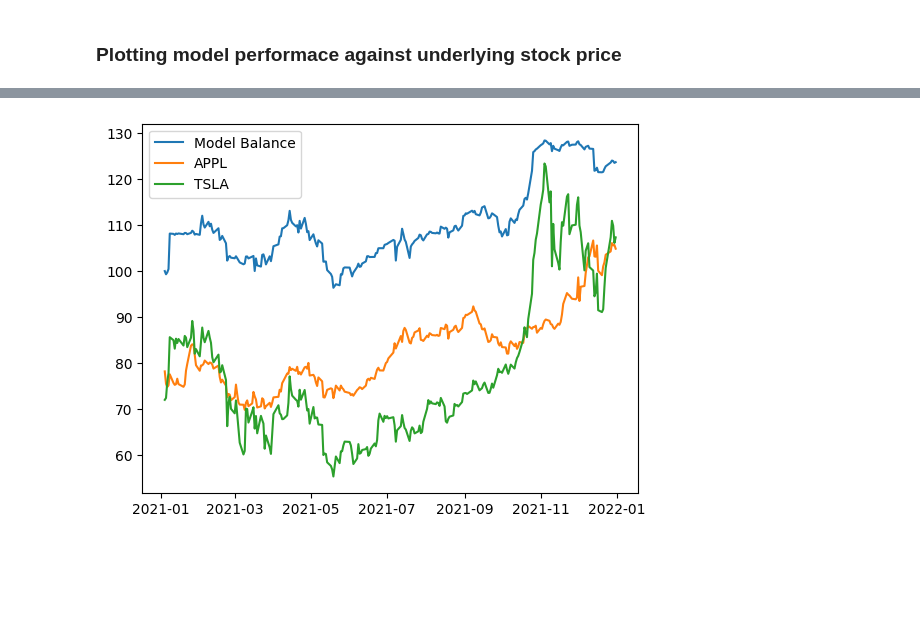
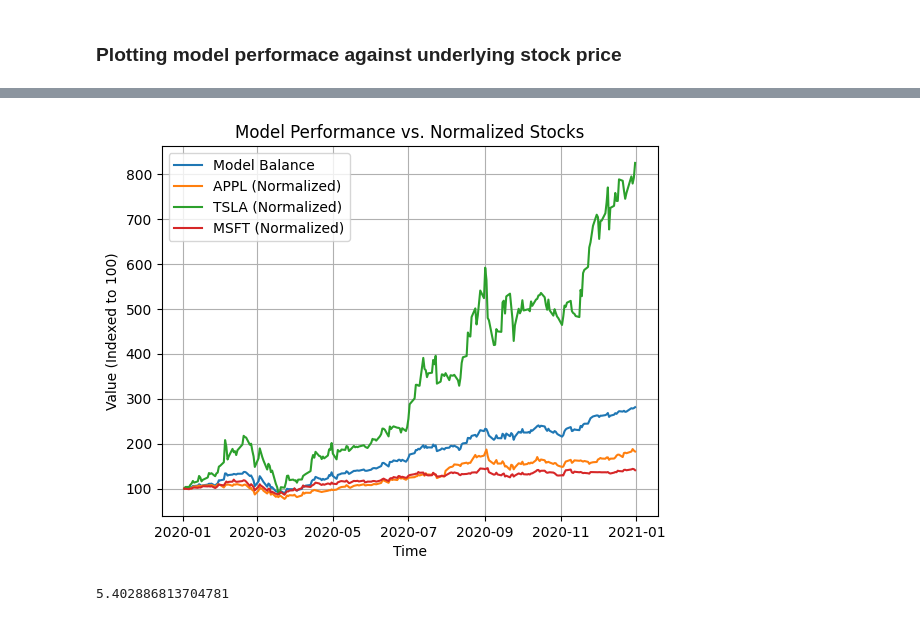
Before and after one commit to daniel142142/reinforcement-learning-trading, a Jupyter notebook: Multi_stock_model.ipynb, the cells around one changed output, grey strips where cells are left out. Drawn from its saved outputs; the diff is of its cells as text; code cells hidden in the pictures; blank space fills up the shorter version.

```diff
--- a/Multi_stock_model.ipynb
+++ b/Multi_stock_model.ipynb
@@ -105,7 +105,7 @@ def get_vector(asset_tickers):
     assets_test_pca = []
     for i in asset_tickers:
         data = retrieve_data(i)
-        data_train, data_test = split_data(data, '2015-01-01', '2019-12-31', '2021-01-01', '2021-12-31')
+        data_train, data_test = split_data(data, '2015-01-01', '2019-12-31', '2020-01-01', '2020-12-31')
 
         data_train_close, data_test_close = retrieve_close(data_train, data_test)
         assets_train_close.append(data_train_close)
@@ -332,7 +369,7 @@ def train_model(env):
             return self.fc3(x)
 
     # Hyperparameters
-    learning_rate = 0.05
+    learning_rate = 0.001
     gamma = 0.99
     epsilon = 1.0
     epsilon_min = 0.01
@@ -340,7 +377,7 @@ def train_model(env):
     batch_size = 64
     target_update_freq = 1000
     memory_size = 10000
-    episodes = 200
+    episodes = 50
 
     ATOMIC_HOLDINGS = [0.0, 0.1, 0.2, 0.3, 0.4, 0.5, 0.6, 0.7, 0.8, 0.9, 1.0]
     STOCKS = ['STOCK_A', 'STOCK_B', 'Stock c']
@@ -476,7 +513,7 @@ def test(env, policy_net):
             break
 # %%
 returns = []
-for i in range(5):
+for i in range(1):
     env = environment(train_close, train_pca)
     policy_net = train_model(env)
     test_env = environment(test_close, test_pca)
@@ -537,8 +580,19 @@ Date
 # %%
+appl_scaled = (test_close[0] / test_close[0].iloc[0]) * 100
+tsla_scaled = (test_close[1] / test_close[1].iloc[0]) * 100
+msft_scaled = (test_close[2] / test_close[2].iloc[0]) * 100
+
+# Plot the data
 plt.plot(df1['Model_Balance'], label="Model Balance")
-plt.plot(test_close[0] * 0.6, label="APPL")
-plt.plot(test_close[1] * 0.3, label="TSLA")
+plt.plot(appl_scaled, label="APPL (Normalized)")
+plt.plot(tsla_scaled, label="TSLA (Normalized)")
+plt.plot(msft_scaled, label="MSFT (Normalized)")
+
+plt.title("Model Performance vs. Normalized Stocks")
+plt.xlabel("Time")
+plt.ylabel("Value (Indexed to 100)")
 plt.legend()
+plt.grid(True)
 plt.show()
 # %% [output]
-[figure, old version]
+[figure, new version]
@@ -544,0 +616,7 @@ plt.show()
+# %%
+baseline_day_std = np.std(equal_weight_returns)
+baseline_year_std = baseline_day_std * np.sqrt(252)
+baseline_sharpe = totalr / baseline_year_std
+print(baseline_sharpe)
+# %% [output]
+5.402886813704781
```
Also changed, not shown: parts of 7 cells of this notebook.
